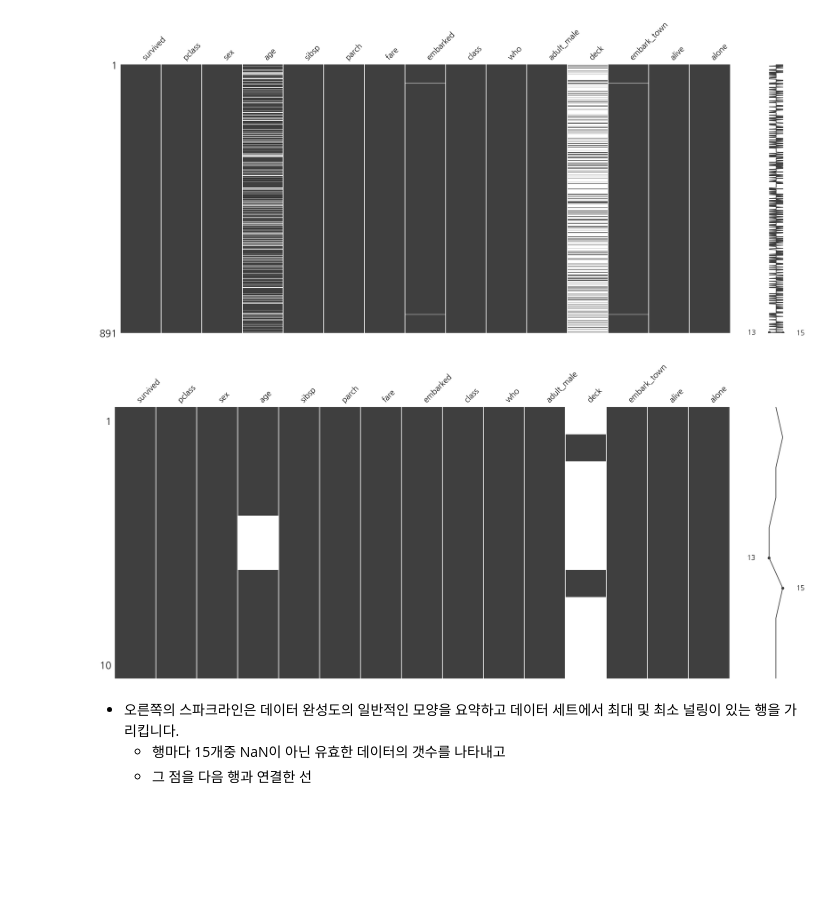
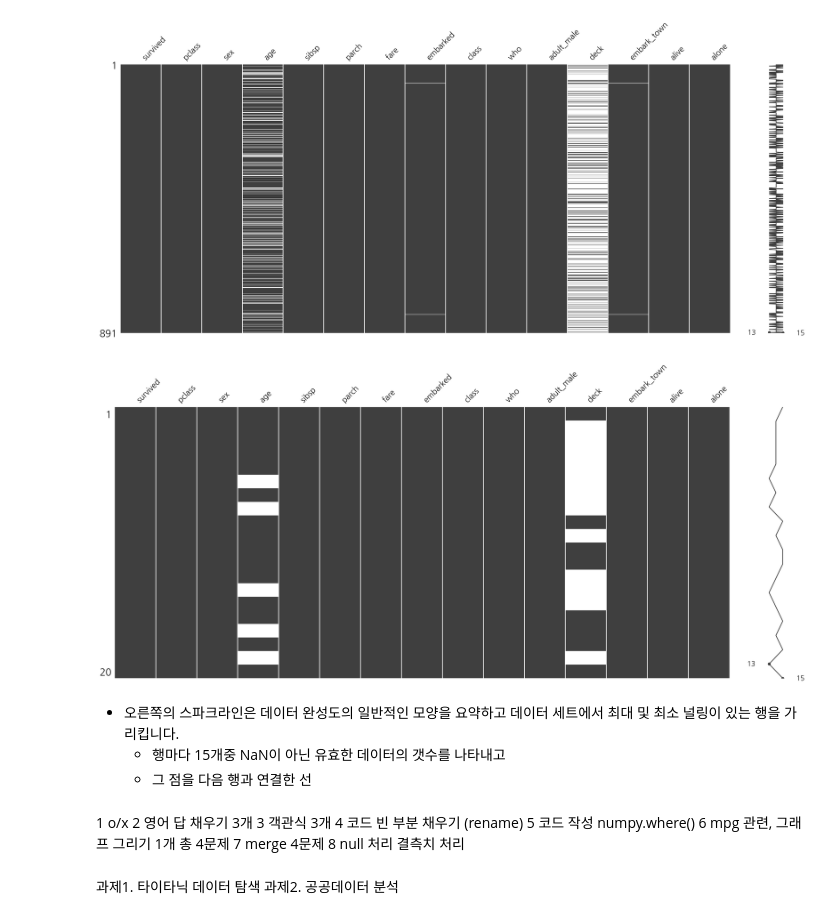
Before and after one commit to qwerqc/2024-1-my-BDA, a Jupyter notebook: inclass/07w_0416_tue_B_ch08_seaborn_graph.ipynb, the cells around one changed output. Cells and saved outputs as stored; diff of their text form; code cells hidden in the pictures; blank space fills up the shorter version.

```diff
--- a/inclass/07w_0416_tue_B_ch08_seaborn_graph.ipynb
+++ b/inclass/07w_0416_tue_B_ch08_seaborn_graph.ipynb
@@ -1066,10 +1078,22 @@ msno.matrix(tdf);
 # %% [output]
 [figure]
 # %%
-msno.matrix(tdf.sample(10));
+msno.matrix(tdf.sample(20));
 # %% [output]
-[figure, old version]
+[figure, new version]
 # %% [markdown]
 - 오른쪽의 스파크라인은 데이터 완성도의 일반적인 모양을 요약하고 데이터 세트에서 최대 및 최소 널링이 있는 행을 가리킵니다.
     - 행마다 15개중 NaN이 아닌 유효한 데이터의 갯수를 나타내고
     - 그 점을 다음 행과 연결한 선
+# %% [markdown]
+1 o/x
+2 영어 답 채우기 3개
+3 객관식 3개
+4 코드 빈 부분 채우기 (rename)
+5 코드 작성 numpy.where()
+6 mpg 관련, 그래프 그리기 1개 총 4문제
+7 merge 4문제
+8 null 처리 결측치 처리
+# %% [markdown]
+과제1. 타이타닉 데이터 탐색
+과제2. 공공데이터 분석
```
Also changed, not shown: parts of 3 cells of this notebook.
